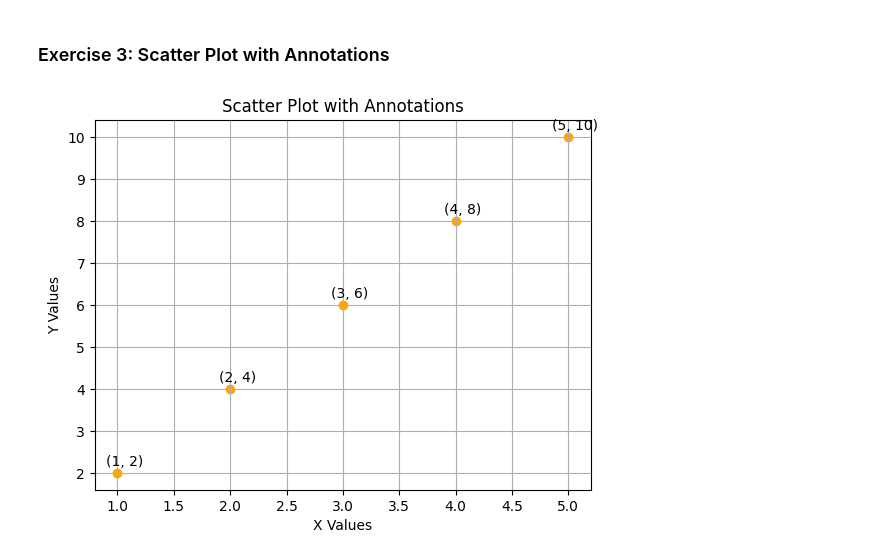
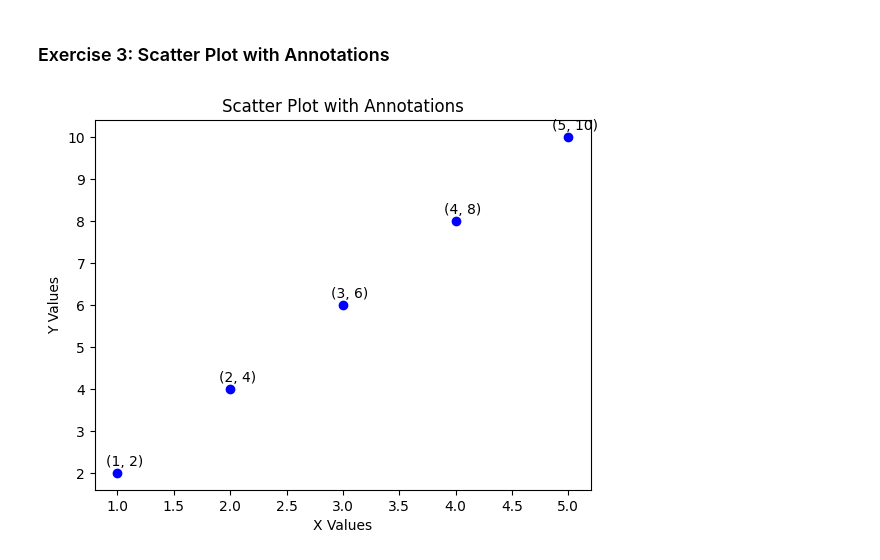
Before and after one commit to MALATHI-N79/python-jupyter-template, a Jupyter notebook: src/3-scatter-plot.ipynb, the cells around one changed output. Cells and saved outputs as stored; diff of their text form; code cells hidden in the pictures.

```diff
--- a/src/3-scatter-plot.ipynb
+++ b/src/3-scatter-plot.ipynb
@@ -3,26 +3,29 @@
 # %%
 # TASK: Create a scatter plot with x = [1, 2, 3, 4, 5] and y = [2, 4, 6, 8, 10].
 # Annotate each point with its (x, y) value, and set the title as 'Scatter Plot with Annotations'.
 import matplotlib.pyplot as plt
 
 # Data for scatter plot
 x = [1, 2, 3, 4, 5]
 y = [2, 4, 6, 8, 10]
 
-# Create the scatter plot
-plt.scatter(x, y, color='orange')
+# Error handling for input validation
+if len(x) != len(y):
+    raise ValueError("x and y must have the same length.")
 
-# Annotate each point
+    # Create scatter plot
+plt.scatter(x, y, color='blue')
+
+    # Annotate each point
 for i in range(len(x)):
-    plt.annotate(f'({x[i]}, {y[i]})', (x[i], y[i]), textcoords="offset points", xytext=(5,5), ha='center')
+    plt.annotate(f"({x[i]}, {y[i]})", (x[i], y[i]), textcoords="offset points", xytext=(5,5), ha='center')
 
         # Customize the plot
 plt.title('Scatter Plot with Annotations')
 plt.xlabel('X Values')
 plt.ylabel('Y Values')
-plt.grid(True)
 
-# Show the plot
+        # Show the plot
 plt.show()
 # %% [output]
-[figure, old version]
+[figure, new version]
```
Also changed, not shown: 5 other files.
